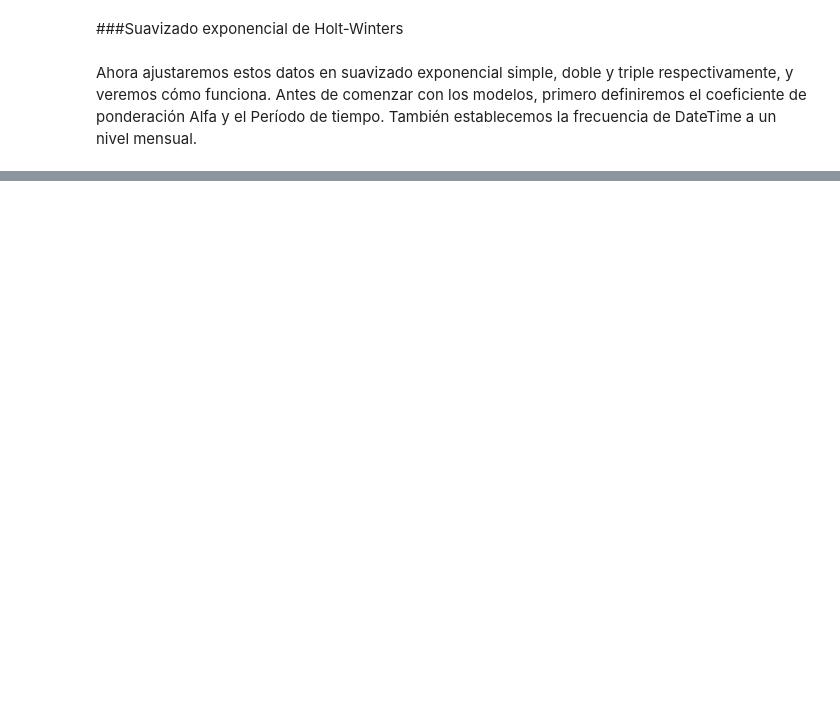
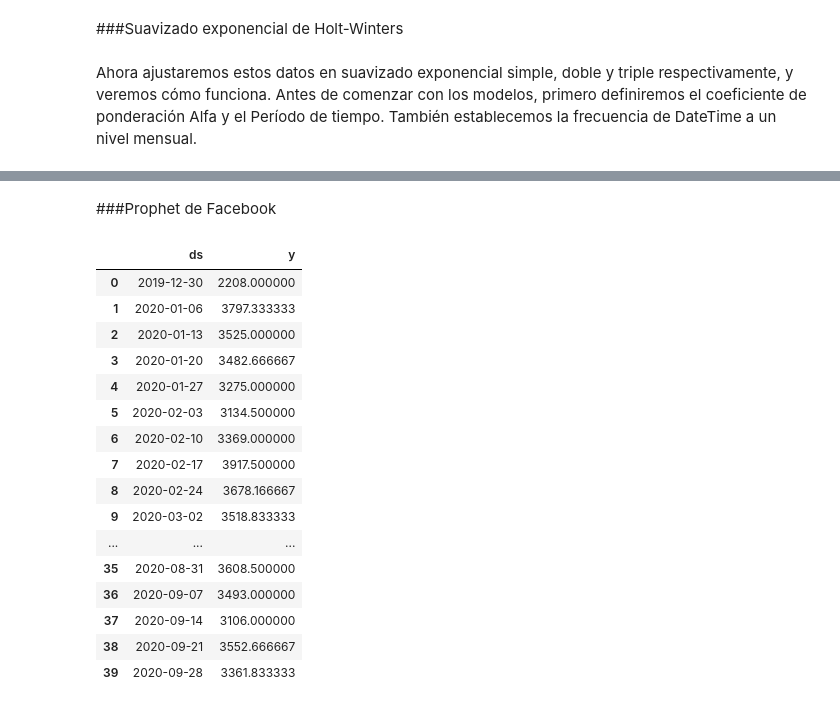
Before and after one commit to jcjimenezb123/PFM_PronosticoDemanda, a Jupyter notebook: RecVta.ipynb, the cells around one changed output, grey strips where cells are left out. Drawn from its saved outputs; the diff is of its cells as text; code cells hidden in the pictures; blank space fills up the shorter version.

```diff
--- a/RecVta.ipynb
+++ b/RecVta.ipynb
@@ -564,0 +533,2 @@ test_predictions.plot(legend=True,label='PREDICTION')
+# %% [markdown]
+###Prophet de Facebook
@@ -564,0 +537,22 @@ test_predictions.plot(legend=True,label='PREDICTION')
+# %%
+df3=train[['desde','a']]
+df3.columns = ['ds', 'y']
+df3
+# %% [output]
+|  | ds | y |
+| 0 | 2019-12-30 | 2208.000000 |
+| 1 | 2020-01-06 | 3797.333333 |
+| 2 | 2020-01-13 | 3525.000000 |
+| 3 | 2020-01-20 | 3482.666667 |
+| 4 | 2020-01-27 | 3275.000000 |
+| 5 | 2020-02-03 | 3134.500000 |
+| 6 | 2020-02-10 | 3369.000000 |
+| 7 | 2020-02-17 | 3917.500000 |
+| 8 | 2020-02-24 | 3678.166667 |
+| 9 | 2020-03-02 | 3518.833333 |
+| ... | ... | ... |
+| 35 | 2020-08-31 | 3608.500000 |
+| 36 | 2020-09-07 | 3493.000000 |
+| 37 | 2020-09-14 | 3106.000000 |
+| 38 | 2020-09-21 | 3552.666667 |
+| 39 | 2020-09-28 | 3361.833333 |
```
Also changed, not shown: parts of 25 cells of this notebook.
